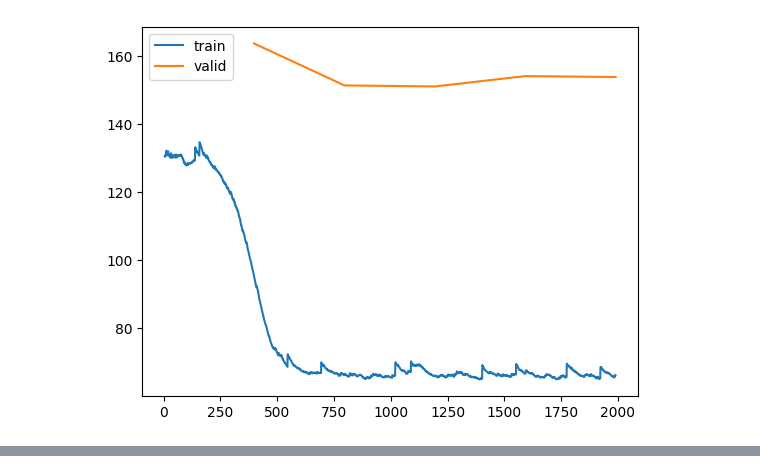
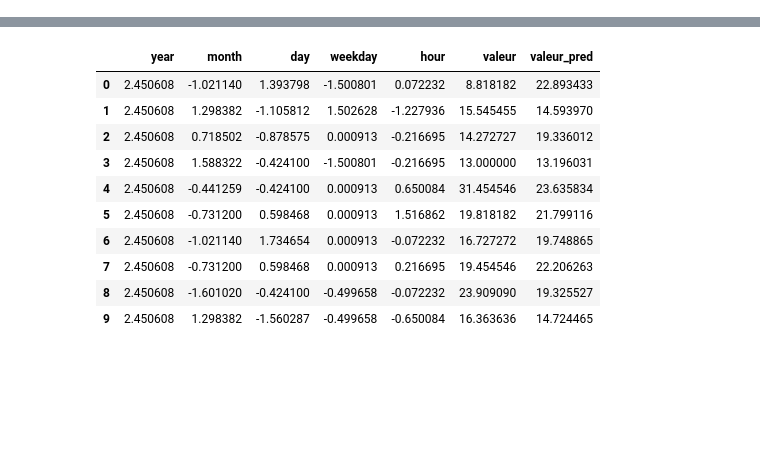
Before and after one commit to Magellol/montreal-aqi-predictions, a Jupyter notebook: index.ipynb, the cells around one changed output, grey strips where cells are left out. Drawn from its saved outputs; the diff is of its cells as text; code cells hidden in the pictures; blank space fills up the shorter version.

```diff
--- a/index.ipynb
+++ b/index.ipynb
@@ -142,4 +119,4 @@ learn.fit_one_cycle(5, 0.003)
-# %%
-learn.recorder.plot_loss()
-# %% [output]
-[figure, removed]
+# %%
+# learn.recorder.plot_loss()
+learn.show_results(max_n=10)
+# %% [output]
@@ -145,0 +124,11 @@ learn.recorder.plot_loss()
+|  | year | month | day | weekday | hour | valeur | valeur_pred |
+| 0 | 2.450608 | -1.021140 | 1.393798 | -1.500801 | 0.072232 | 8.818182 | 22.893433 |
+| 1 | 2.450608 | 1.298382 | -1.105812 | 1.502628 | -1.227936 | 15.545455 | 14.593970 |
+| 2 | 2.450608 | 0.718502 | -0.878575 | 0.000913 | -0.216695 | 14.272727 | 19.336012 |
+| 3 | 2.450608 | 1.588322 | -0.424100 | -1.500801 | -0.216695 | 13.000000 | 13.196031 |
+| 4 | 2.450608 | -0.441259 | -0.424100 | 0.000913 | 0.650084 | 31.454546 | 23.635834 |
+| 5 | 2.450608 | -0.731200 | 0.598468 | 0.000913 | 1.516862 | 19.818182 | 21.799116 |
+| 6 | 2.450608 | -1.021140 | 1.734654 | 0.000913 | -0.072232 | 16.727272 | 19.748865 |
+| 7 | 2.450608 | -0.731200 | 0.598468 | 0.000913 | 0.216695 | 19.454546 | 22.206263 |
+| 8 | 2.450608 | -1.601020 | -0.424100 | -0.499658 | -0.072232 | 23.909090 | 19.325527 |
+| 9 | 2.450608 | 1.298382 | -1.560287 | -0.499658 | -0.650084 | 16.363636 | 14.724465 |
```
Also changed, not shown: parts of 21 cells of this notebook.
